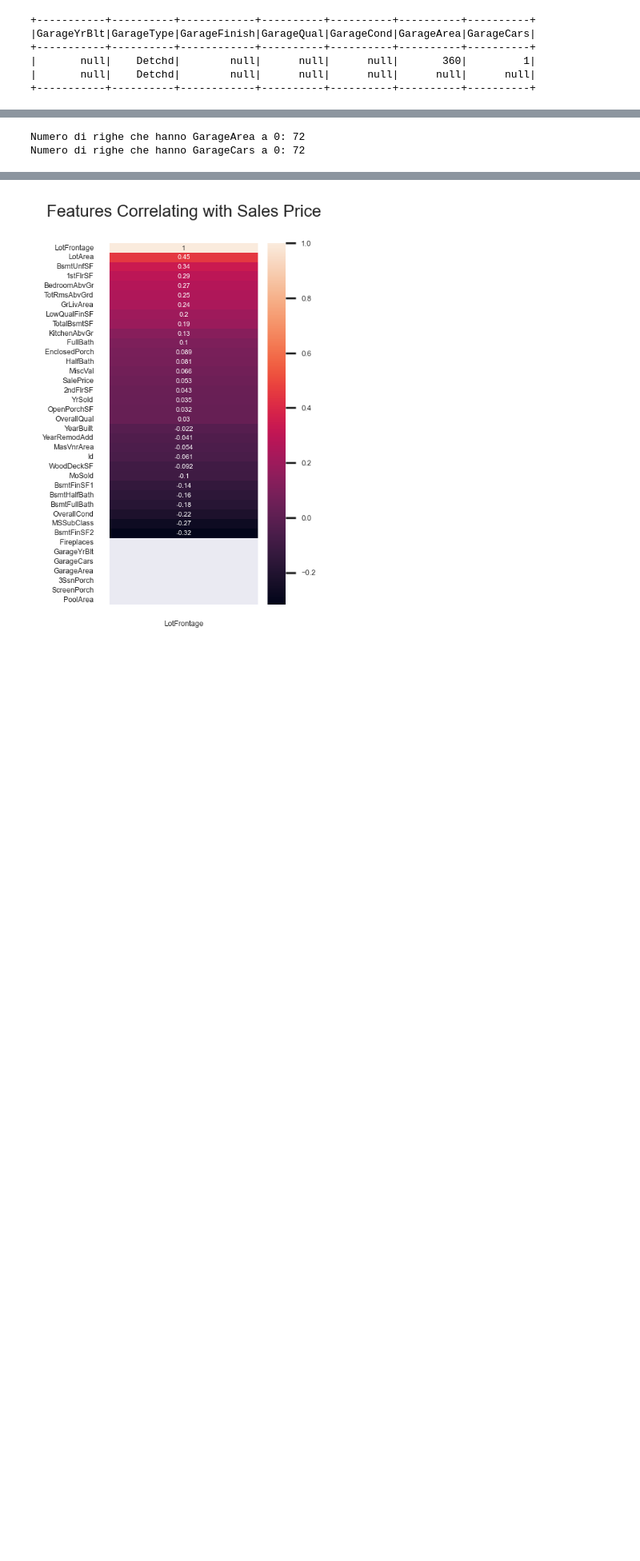
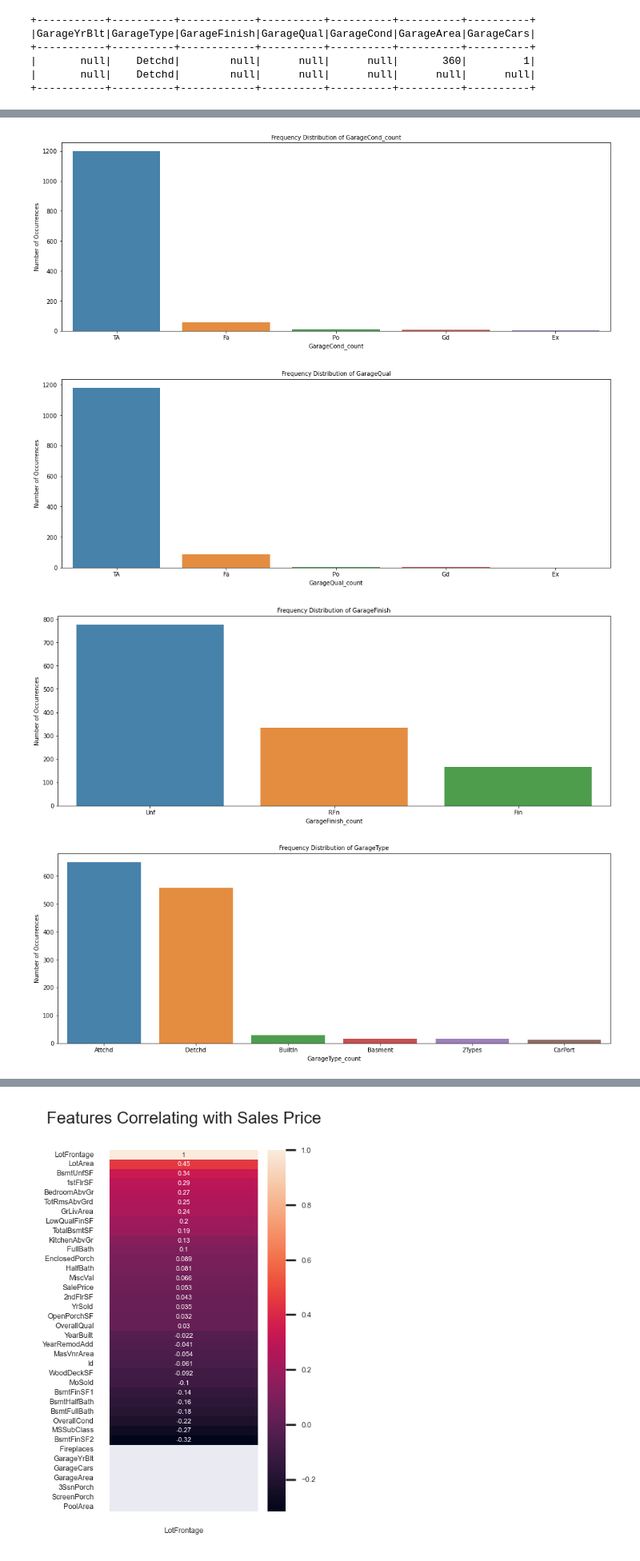
Before and after one commit to vitodigrigoli/house-prices-regression, a Jupyter notebook: di-grigoli.ipynb, the cells around one changed output, grey strips where cells are left out. Shown at 80% size. Drawn from its saved outputs; the diff is of its cells as text; code cells hidden in the pictures; blank space fills up the shorter version.

Commit message:
fill garage features

```diff
--- a/di-grigoli.ipynb
+++ b/di-grigoli.ipynb
@@ -397,12 +310,63 @@ GarageYrBlt_count.index[0]
-# %%
-# Notiamo che i valori mancanti nelle features GarageType, GarageYrBlt, GarageQual, GarageFinish, GarageCond sono uguali.
-# Controlliamo quanti garage mancano
-
-
-features = ['GarageYrBlt', 'GarageType', 'GarageFinish', 'GarageQual', 'GarageCond', 'GarageArea', 'GarageCars']
-
-print(f"Numero di righe che hanno GarageArea a 0: {trainDF.filter( trainDF['GarageArea'] == 0 ).count()}")
-print(f"Numero di righe che hanno GarageCars a 0: {trainDF.filter( trainDF['GarageCars'] == 0 ).count()}")
-# %% [output]
-Numero di righe che hanno GarageArea a 0: 72
-Numero di righe che hanno GarageCars a 0: 72
+# %%
+pivotPD = pivotDF.toPandas() # lo convertiamo per fare i grafici
+
+# vediamo il valore più frequente di GarageCond
+GarageCond_count = pivotPD['GarageCond'].value_counts()
+
+plt.subplots(figsize=(17, 6))
+sns.barplot(x=GarageCond_count.index, y=GarageCond_count.values, alpha=0.9)
+plt.title('Frequency Distribution of GarageCond_count', fontsize=10)
+plt.ylabel('Number of Occurrences', fontsize=10 )
+plt.xlabel('GarageCond_count', fontsize=10)
+plt.figure(1)
+
+# vediamo il valore più frequente di GarageQual
+GarageQual_count = pivotPD['GarageQual'].value_counts()
+
+plt.subplots(figsize=(17, 6))
+sns.barplot(x=GarageQual_count.index, y=GarageQual_count.values, alpha=0.9)
+plt.title('Frequency Distribution of GarageQual', fontsize=10)
+plt.ylabel('Number of Occurrences', fontsize=10 )
+plt.xlabel('GarageQual_count', fontsize=10)
+plt.figure(2)
+
+
+# vediamo il valore più frequente di GarageFinish
+GarageFinish_count = pivotPD['GarageFinish'].value_counts()
+
+plt.subplots(figsize=(17, 6))
+sns.barplot(x=GarageFinish_count.index, y=GarageFinish_count.values, alpha=0.9)
+plt.title('Frequency Distribution of GarageFinish', fontsize=10)
+plt.ylabel('Number of Occurrences', fontsize=10 )
+plt.xlabel('GarageFinish_count', fontsize=10)
+plt.figure(3)
+
+
+# vediamo il valore più frequente di GarageYrBlt selezionando il GarageType come quella della nostra riga
+GarageType_count = pivotPD['GarageType'].value_counts()
+
+plt.subplots(figsize=(17, 6))
+sns.barplot(x=GarageType_count.index, y=GarageType_count.values, alpha=0.9)
+plt.title('Frequency Distribution of GarageType', fontsize=10)
+plt.ylabel('Number of Occurrences', fontsize=10 )
+plt.xlabel('GarageType_count', fontsize=10)
+plt.figure(4)
+
+
+# vediamo il valore più frequente di GarageYrBlt selezionando il GarageType come quella della nostra riga
+GarageYrBlt_count = pivotPD['GarageYrBlt'].value_counts()
+
+plt.subplots(figsize=(17, 6))
+sns.barplot(x=GarageYrBlt_count.index, y=GarageYrBlt_count.values, alpha=0.9)
+plt.title('Frequency Distribution of GarageYrBlt', fontsize=10)
+plt.ylabel('Number of Occurrences', fontsize=10 )
+plt.xlabel('GarageYrBlt_count', fontsize=10)
+plt.xticks(rotation='90')
+plt.figure(5)
+
+plt.show()
+# %% [output]
+[figure, added]
+[figure, added]
+[figure, added]
+[figure, added]
```
Also changed, not shown: parts of 24 cells of this notebook.
